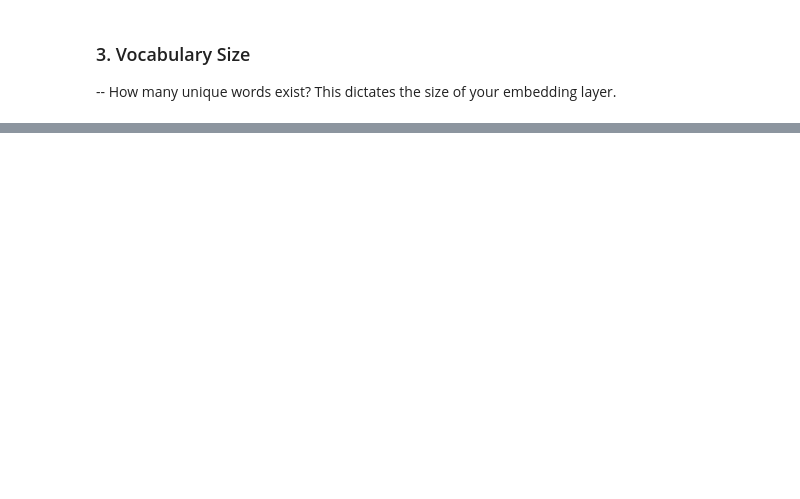
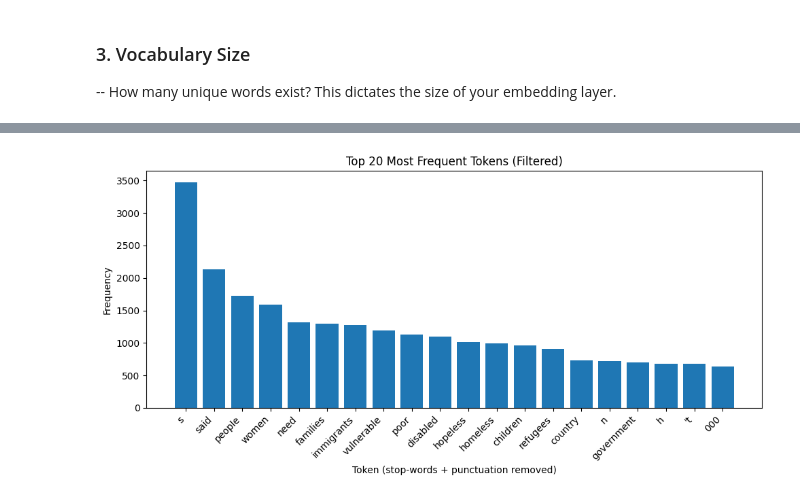
Before and after one commit to AngadK89/60035_nlp_cw, a Jupyter notebook: eda.ipynb, the cells around one changed output, grey strips where cells are left out. Drawn from its saved outputs; the diff is of its cells as text; code cells hidden in the pictures; blank space fills up the shorter version.

```diff
--- a/eda.ipynb
+++ b/eda.ipynb
@@ -112,15 +112,13 @@ Moreover, additional mitigation strategies such as class weighting or targeted d
  -- What is the average, minimum, and maximum sentence length (in terms of tokens)?
 As I plan to use the `RoBERTa-base` encoder model for this task, I will be utilising the `RoBERTa-base` tokeniser to compute all statistics regarding token counts and distributions.
 # %%
-def token_lengths(texts, add_special_tokens=True):
-    """Batch-tokenise and return token lengths (no padding/truncation)."""
-    enc = tokenizer(
+def tokenise_inputs(texts, add_special_tokens=True):
+    return tokenizer(
         ["" if t is None else str(t) for t in texts],
         padding=False,
         truncation=False,
         add_special_tokens=add_special_tokens,
     )
-    return np.fromiter((len(ids) for ids in enc["input_ids"]), dtype=np.int32)
 
 def summarise(arr: np.ndarray, name: str) -> pd.DataFrame:
     """Common stats for 1D numeric array."""
@@ -294,0 +372,73 @@ filtered_data.loc[too_long_mask, "text"] = fixed_truncated_texts
+# %%
+from collections import Counter
+from sklearn.feature_extraction.text import ENGLISH_STOP_WORDS
+
+stopwords = set(w.lower() for w in ENGLISH_STOP_WORDS)
+
+def is_punct_only(s: str) -> bool:
+    # True if token has no alphanumeric chars at all (punct/whitespace/control etc.)
+    return not any(ch.isalnum() for ch in s)
+
+# --- Tokenise and get tokens (strings) exactly like you already do ---
+texts = filtered_data["text"].astype(str).tolist()
+input_toks = [
+    tokenizer.convert_ids_to_tokens(tid)
+    for seq in tokenise_inputs(texts, add_special_tokens=False)["input_ids"]
+    for tid in seq
+]
+
+# --- Filter stop-words + punctuation ---
+filtered_toks = []
+for tok in input_toks:
+    clean = tok.lstrip("Ġ")           # remove RoBERTa whitespace marker
+    clean_l = clean.lower()
+
+    # drop punctuation-only tokens
+    if is_punct_only(clean):
+        continue
+
+    # drop stopwords (only for alphabetic word tokens)
+    if clean.isalpha() and clean_l in stopwords:
+        continue
+
+    filtered_toks.append(tok)  # keep original token string (with Ġ) or keep clean—either is fine
+
+# --- Recompute counts/stats on filtered tokens ---
+token_counts_f = Counter(filtered_toks)
+
+vocab_size_dataset_f = len(token_counts_f)
+total_tokens_f = sum(token_counts_f.values())
+
+print("=== After stop-word + punctuation removal ===")
+print(f"Dataset vocabulary size: {vocab_size_dataset_f}")
+print(f"Total tokens observed: {total_tokens_f}")
+print(f"Tokenizer vocab size (reference): {tokenizer.vocab_size}")
+
+freq_df_f = pd.DataFrame({
+    "token": list(token_counts_f.keys()),
+    "token_clean": [tok.lstrip("Ġ") for tok in token_counts_f.keys()],
+    "count": list(token_counts_f.values())
+}).sort_values("count", ascending=False).reset_index(drop=True)
+
+# coverage + hapax
+freq_df_f["prob"] = freq_df_f["count"] / total_tokens_f
+freq_df_f["cum_prob"] = freq_df_f["prob"].cumsum()
+
+top_1k_coverage_f = freq_df_f.loc[999, "cum_prob"] if len(freq_df_f) > 1000 else 1.0
+hapax_f = int((freq_df_f["count"] == 1).sum())
+
+print(f"Top 1k tokens cover: {top_1k_coverage_f:.2%} of usage")
+print(f"Hapax tokens (appear once): {hapax_f} ({hapax_f/vocab_size_dataset_f:.2%})")
+
+# --- Top 20 bar chart (filtered) ---
+top20_f = freq_df_f.head(20)
+
+plt.figure(figsize=(10, 5))
+plt.bar(top20_f["token_clean"], top20_f["count"])
+plt.xticks(rotation=45, ha="right")
+plt.xlabel("Token (stop-words + punctuation removed)")
+plt.ylabel("Frequency")
+plt.title("Top 20 Most Frequent Tokens (Filtered)")
+plt.tight_layout()
+plt.show()
+# %% [output]
@@ -294,0 +451 @@ filtered_data.loc[too_long_mask, "text"] = fixed_truncated_texts
+[figure, added]
```
Also changed, not shown: parts of 7 cells of this notebook, 1 other file.
